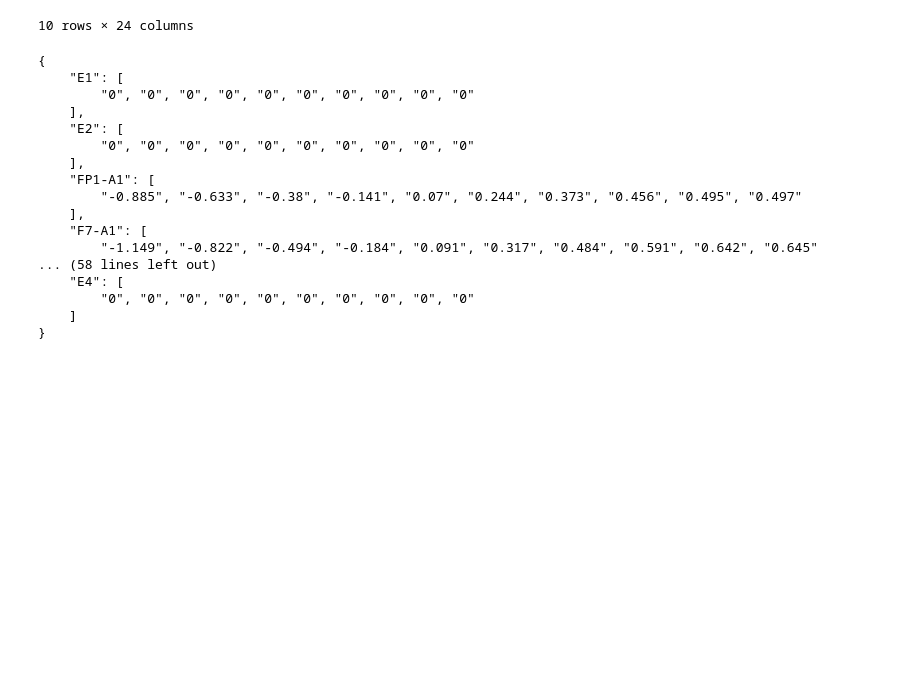
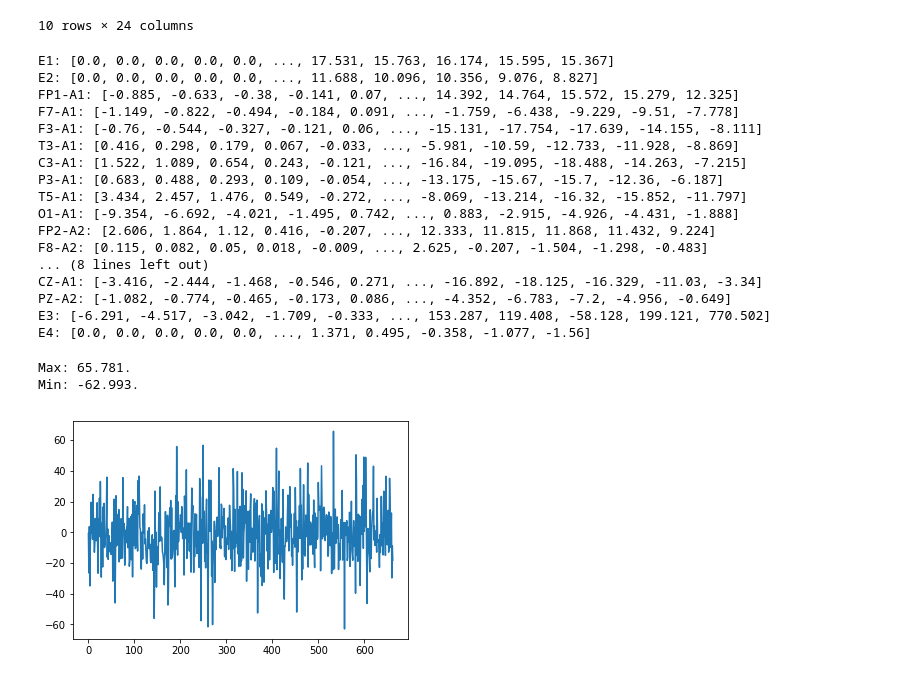
Before and after one commit to elunichkin/MasterThesis, a Jupyter notebook: thesis-code.ipynb, the cells around one changed output. Saved outputs shown, nothing was run; the diff lists cells and outputs as text; code cells hidden in the pictures; blank space fills up the shorter version.

```diff
--- a/thesis-code.ipynb
+++ b/thesis-code.ipynb
@@ -27,30 +27,42 @@ with open('AC p1d0,8ed.csv', newline='') as csvfile:
 | 9 | 0 | 0 | 0.497 | 0.645 | 0.427 | -0.234 | -0.855 | -0.383 | -1.928 | 5.253 | ... | ... |
 10 rows × 24 columns
 # %%
-import json
-import re
-
 data = {}
 
 for i in range(len(headers)):
-    data[headers[i]] = [x[i] for x in raw_data]
+    data[headers[i]] = [float(x[i]) for x in raw_data]
 
-print(re.sub('",\s+', '", ', json.dumps({k: v[:10] for k, v in data.items()}, indent=4)))
+for k, v in data.items():
+    print('{0}: [{1}, ..., {2}]'.format(k, ', '.join([str(x) for x in v[:5]]), ', '.join([str(x) for x in v[-5:]])))
 # %% [output]
-{
-    "E1": [
-        "0", "0", "0", "0", "0", "0", "0", "0", "0", "0"
-    ],
-    "E2": [
-        "0", "0", "0", "0", "0", "0", "0", "0", "0", "0"
-    ],
-    "FP1-A1": [
-        "-0.885", "-0.633", "-0.38", "-0.141", "0.07", "0.244", "0.373", "0.456", "0.495", "0.497"
-    ],
-    "F7-A1": [
-        "-1.149", "-0.822", "-0.494", "-0.184", "0.091", "0.317", "0.484", "0.591", "0.642", "0.645"
-... (58 lines left out)
-    "E4": [
-        "0", "0", "0", "0", "0", "0", "0", "0", "0", "0"
-    ]
-}
+E1: [0.0, 0.0, 0.0, 0.0, 0.0, ..., 17.531, 15.763, 16.174, 15.595, 15.367]
+E2: [0.0, 0.0, 0.0, 0.0, 0.0, ..., 11.688, 10.096, 10.356, 9.076, 8.827]
+FP1-A1: [-0.885, -0.633, -0.38, -0.141, 0.07, ..., 14.392, 14.764, 15.572, 15.279, 12.325]
+F7-A1: [-1.149, -0.822, -0.494, -0.184, 0.091, ..., -1.759, -6.438, -9.229, -9.51, -7.778]
+F3-A1: [-0.76, -0.544, -0.327, -0.121, 0.06, ..., -15.131, -17.754, -17.639, -14.155, -8.111]
+T3-A1: [0.416, 0.298, 0.179, 0.067, -0.033, ..., -5.981, -10.59, -12.733, -11.928, -8.869]
+C3-A1: [1.522, 1.089, 0.654, 0.243, -0.121, ..., -16.84, -19.095, -18.488, -14.263, -7.215]
+P3-A1: [0.683, 0.488, 0.293, 0.109, -0.054, ..., -13.175, -15.67, -15.7, -12.36, -6.187]
+T5-A1: [3.434, 2.457, 1.476, 0.549, -0.272, ..., -8.069, -13.214, -16.32, -15.852, -11.797]
+O1-A1: [-9.354, -6.692, -4.021, -1.495, 0.742, ..., 0.883, -2.915, -4.926, -4.431, -1.888]
+FP2-A2: [2.606, 1.864, 1.12, 0.416, -0.207, ..., 12.333, 11.815, 11.868, 11.432, 9.224]
+F8-A2: [0.115, 0.082, 0.05, 0.018, -0.009, ..., 2.625, -0.207, -1.504, -1.298, -0.483]
+... (8 lines left out)
+CZ-A1: [-3.416, -2.444, -1.468, -0.546, 0.271, ..., -16.892, -18.125, -16.329, -11.03, -3.34]
+PZ-A2: [-1.082, -0.774, -0.465, -0.173, 0.086, ..., -4.352, -6.783, -7.2, -4.956, -0.649]
+E3: [-6.291, -4.517, -3.042, -1.709, -0.333, ..., 153.287, 119.408, -58.128, 199.121, 770.502]
+E4: [0.0, 0.0, 0.0, 0.0, 0.0, ..., 1.371, 0.495, -0.358, -1.077, -1.56]
+# %%
+import matplotlib.pyplot as plt
+import numpy as np
+%matplotlib inline
+
+plt_data = data['FP1-A1'][::1000]
+print('Max: {0}.'.format(max(plt_data)))
+print('Min: {0}.'.format(min(plt_data)))
+plt.plot(plt_data)
+plt.show()
+# %% [output]
+Max: 65.781.
+Min: -62.993.
+[figure, added]
```
